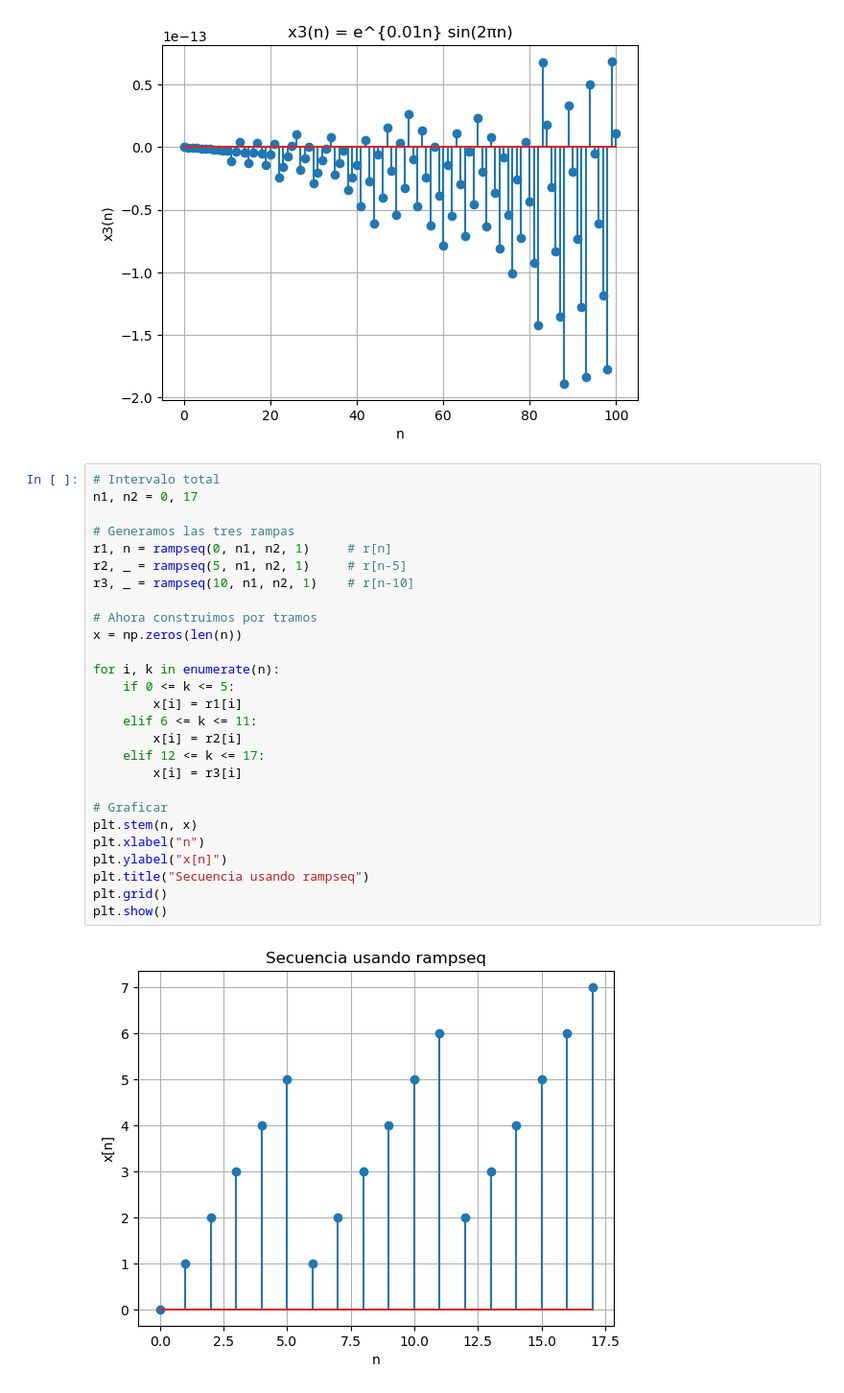
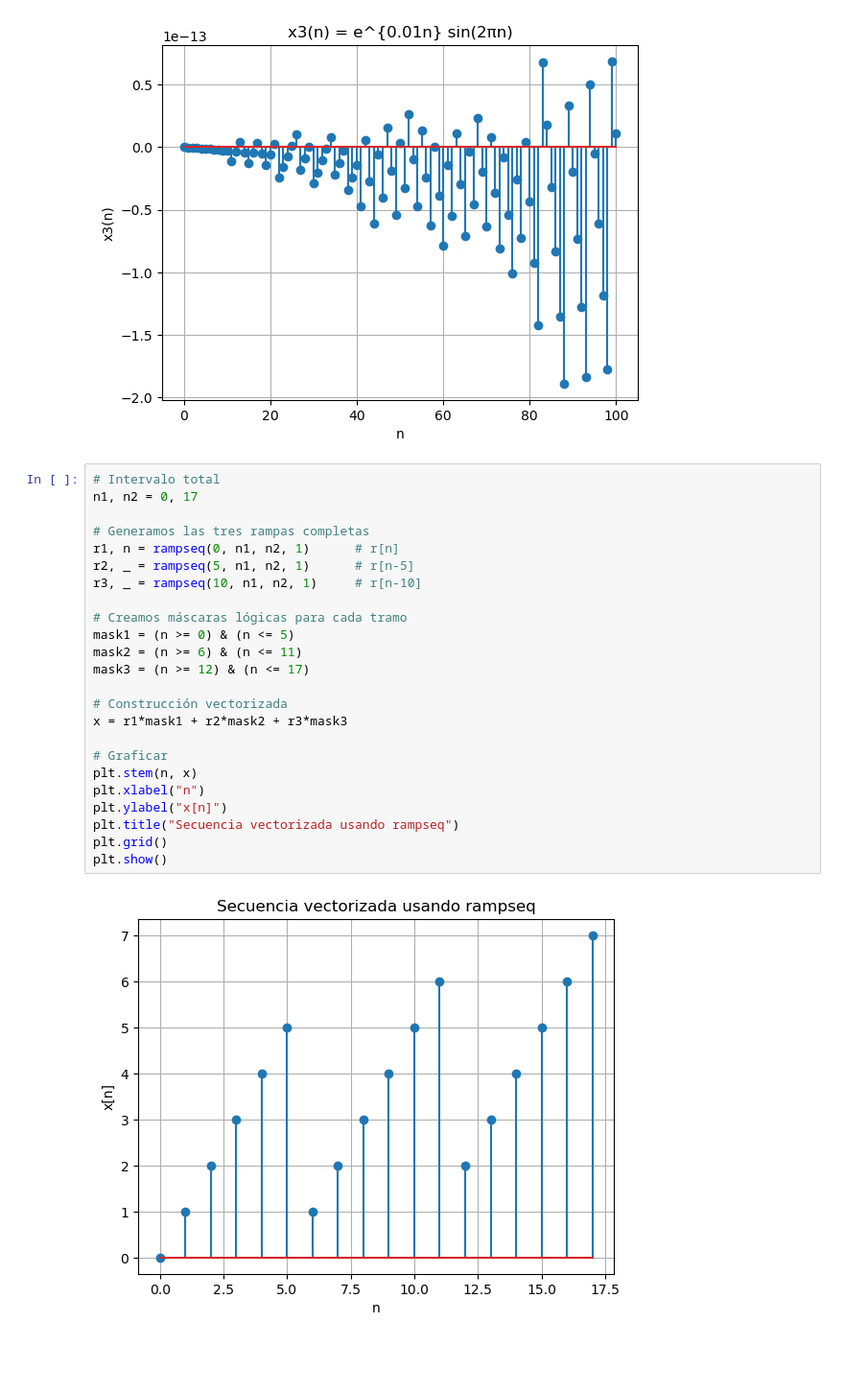
Before and after one commit to decagsito/Biosenales_20261, a Jupyter notebook: Practica_2.ipynb, the cells around one changed output. Shown at 96% size. Drawn from its saved outputs; the diff is of its cells as text; blank space fills up the shorter version.

```diff
--- a/Practica_2.ipynb
+++ b/Practica_2.ipynb
@@ -100,32 +100,29 @@ plt.grid()
 plt.show()
 # %% [output]
 [figure]
-# %%
-# Intervalo total
-n1, n2 = 0, 17
-
-# Generamos las tres rampas
-r1, n = rampseq(0, n1, n2, 1)     # r[n]
-r2, _ = rampseq(5, n1, n2, 1)     # r[n-5]
-r3, _ = rampseq(10, n1, n2, 1)    # r[n-10]
-
-# Ahora construimos por tramos
-x = np.zeros(len(n))
-
-for i, k in enumerate(n):
-    if 0 <= k <= 5:
-        x[i] = r1[i]
-    elif 6 <= k <= 11:
-        x[i] = r2[i]
-    elif 12 <= k <= 17:
-        x[i] = r3[i]
-
-# Graficar
-plt.stem(n, x)
-plt.xlabel("n")
-plt.ylabel("x[n]")
-plt.title("Secuencia usando rampseq")
-plt.grid()
-plt.show()
-# %% [output]
-[figure, removed]
+# %%
+# Intervalo total
+n1, n2 = 0, 17
+
+# Generamos las tres rampas completas
+r1, n = rampseq(0, n1, n2, 1)      # r[n]
+r2, _ = rampseq(5, n1, n2, 1)      # r[n-5]
+r3, _ = rampseq(10, n1, n2, 1)     # r[n-10]
+
+# Creamos máscaras lógicas para cada tramo
+mask1 = (n >= 0) & (n <= 5)
+mask2 = (n >= 6) & (n <= 11)
+mask3 = (n >= 12) & (n <= 17)
+
+# Construcción vectorizada
+x = r1*mask1 + r2*mask2 + r3*mask3
+
+# Graficar
+plt.stem(n, x)
+plt.xlabel("n")
+plt.ylabel("x[n]")
+plt.title("Secuencia vectorizada usando rampseq")
+plt.grid()
+plt.show()
+# %% [output]
+[figure, added]
```
